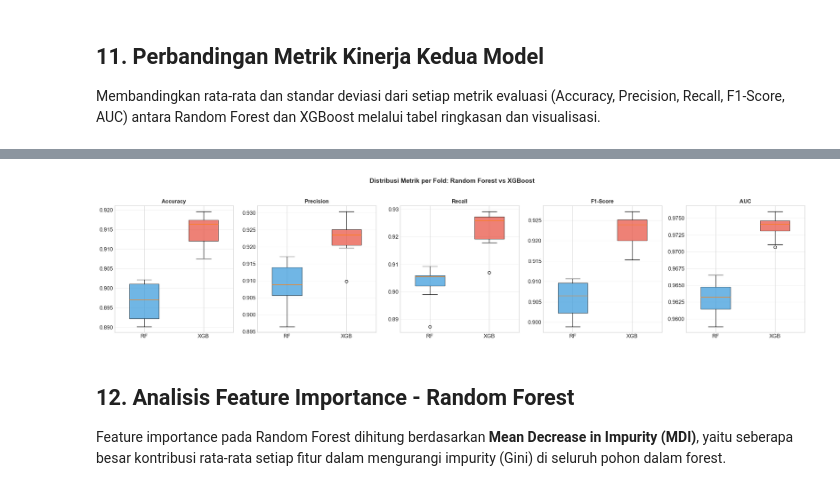
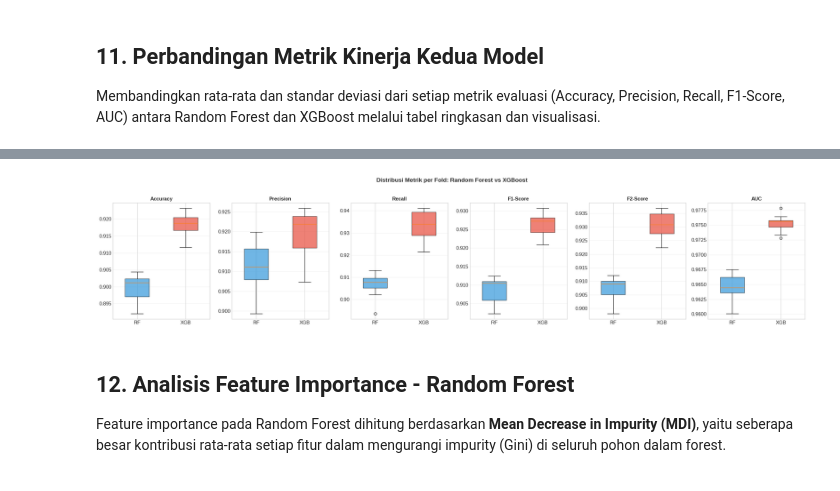
Before and after one commit to JosinBahaswan/Prediksi-Status-Pinjaman, a Jupyter notebook: skripsi_prediksi_gagal_bayar.ipynb, the cells around one changed output, grey strips where cells are left out. Saved outputs shown, nothing was run; the diff lists cells and outputs as text; code cells hidden in the pictures.

```diff
--- a/skripsi_prediksi_gagal_bayar.ipynb
+++ b/skripsi_prediksi_gagal_bayar.ipynb
@@ -518,6 +493,6 @@ Setelah EDA dan pengecekan keseimbangan kelas, lakukan preprocessing lanjutan:
 # %%
 # ============================================
-# 6. Drop Kolom Tidak Relevan & Label Encoding
+# 6. Drop Kolom Tidak Relevan & One-Hot Encoding
 # ============================================
 
 # Drop kolom ID (tidak relevan untuk modeling)
@@ -533,21 +508,24 @@ print("🗑️  Kolom 'gagal_bayar_tercatat' di-drop → DATA LEAKAGE (100% pred
 
 # Identifikasi kolom kategorikal
 cat_cols = df.select_dtypes(include='object').columns.tolist()
-print(f"📋 Kolom Kategorikal yang akan di-encode: {cat_cols}\n")
+print(f"📋 Kolom Kategorikal yang akan di-encode (One-Hot): {cat_cols}\n")
 
-# Label Encoding untuk setiap kolom kategorikal
-label_encoders = {}
-for col in cat_cols:
-    le = LabelEncoder()
-    df[col] = le.fit_transform(df[col])
-    label_encoders[col] = le
-    print(f"  ✅ '{col}' → Label Encoded")
-    # Tampilkan mapping
-    mapping = dict(zip(le.classes_, le.transform(le.classes_)))
-    print(f"     Mapping: {mapping}")
+# One-Hot Encoding untuk kolom kategorikal (tanpa urutan)
+original_cols = df.columns.tolist()
+if cat_cols:
+    df = pd.get_dummies(df, columns=cat_cols, drop_first=False)
+    new_cols = [c for c in df.columns if c not in original_cols]
+else:
+    new_cols = []
+
+print(f"✅ One-Hot Encoding selesai. Kolom baru yang terbentuk: {len(new_cols)}")
+if new_cols:
+    preview = new_cols[:10]
+    suffix = ' ...' if len(new_cols) > 10 else ''
+    print(f"   Contoh kolom OHE: {preview}{suffix}")
 
 print(f"\n{'='*50}")
-print("✅ Semua kolom kategorikal berhasil di-encode!")
+print("✅ Semua kolom kategorikal berhasil di-encode (One-Hot)!")
 print(f"Shape dataset setelah preprocessing: {df.shape}")
 print(f"\nTipe data setiap kolom:")
 print(df.dtypes)
@@ -1023,8 +1158,8 @@ Membandingkan rata-rata dan standar deviasi dari setiap metrik evaluasi (Accurac
 print("📊 PERBANDINGAN KINERJA RANDOM FOREST vs XGBOOST")
 print("=" * 70)
 
-metrics_list = ['accuracy', 'precision', 'recall', 'f1_score', 'auc']
-metrics_labels = ['Accuracy', 'Precision', 'Recall', 'F1-Score', 'AUC']
+metrics_list = ['accuracy', 'precision', 'recall', 'f1_score', 'f2_score', 'auc']
+metrics_labels = ['Accuracy', 'Precision', 'Recall', 'F1-Score', 'F2-Score', 'AUC']
 
 comparison_data = []
 for metric, label in zip(metrics_list, metrics_labels):
@@ -1106,27 +1242,28 @@ plt.show()
 # %%
 # ============================================
 # 11.3 Boxplot Distribusi Metrik per Fold
 # ============================================
-fig, axes = plt.subplots(1, 5, figsize=(22, 5))
+fig, axes = plt.subplots(1, len(metrics_list), figsize=(24, 5))
 
 for i, (metric, label) in enumerate(zip(metrics_list, metrics_labels)):
     data_to_plot = [rf_metrics[metric], xgb_metrics[metric]]
-    bp = axes[i].boxplot(data_to_plot, labels=['RF', 'XGB'], patch_artist=True,
-                         widths=0.5)
+    ax = axes[i] if len(metrics_list) > 1 else axes
+    bp = ax.boxplot(data_to_plot, labels=['RF', 'XGB'], patch_artist=True,
+                     widths=0.5)
     bp['boxes'][0].set_facecolor('#3498db')
     bp['boxes'][1].set_facecolor('#e74c3c')
     for box in bp['boxes']:
         box.set_alpha(0.7)
         box.set_edgecolor('black')
-    axes[i].set_title(label, fontsize=12, fontweight='bold')
-    axes[i].grid(axis='y', alpha=0.3)
+    ax.set_title(label, fontsize=12, fontweight='bold')
+    ax.grid(axis='y', alpha=0.3)
 
 plt.suptitle('Distribusi Metrik per Fold: Random Forest vs XGBoost',
              fontsize=14, fontweight='bold', y=1.02)
 plt.tight_layout()
 plt.show()
 # %% [output]
-[figure, old version]
+[figure, new version]
 # %% [markdown]
 ## 12. Analisis Feature Importance - Random Forest
 
```
Also changed, not shown: parts of 29 cells of this notebook, 7 other files.
